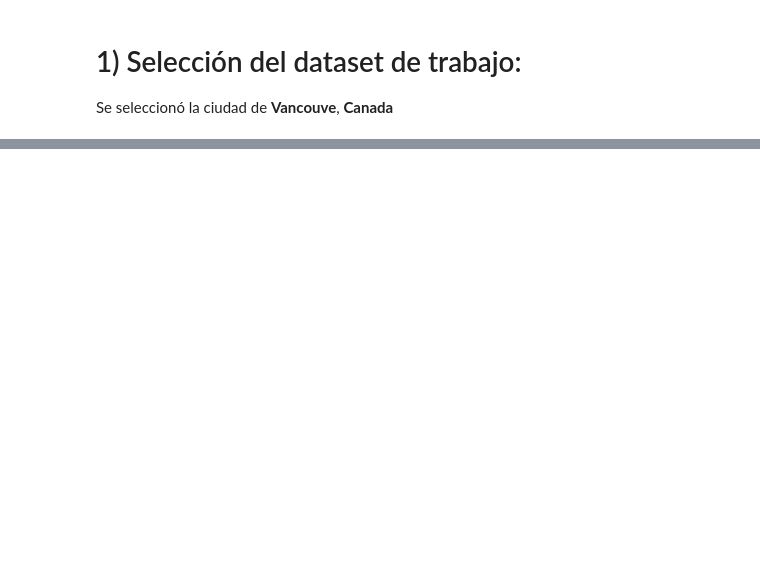
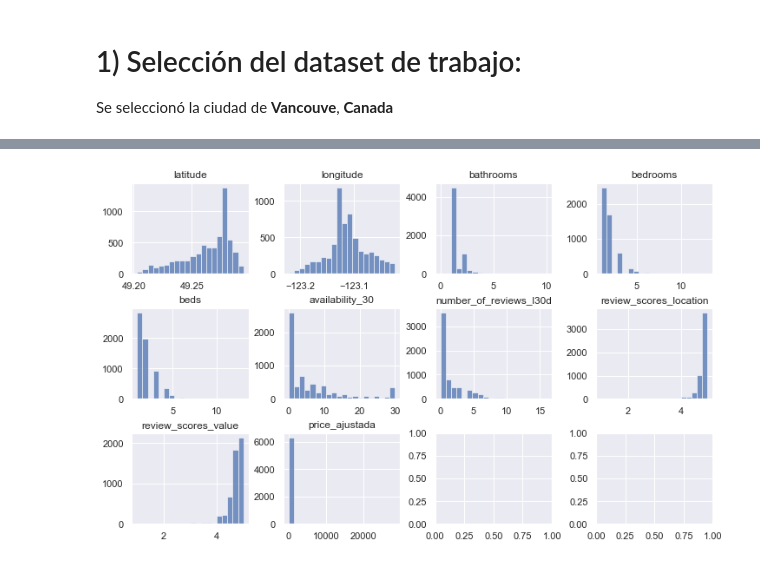
Before and after one commit to ytolosa/ciencia_de_datos, a Jupyter notebook: Taller 1.ipynb, the cells around one changed output, grey strips where cells are left out. Saved outputs shown, nothing was run; the diff lists cells and outputs as text; code cells hidden in the pictures; blank space fills up the shorter version.

```diff
--- a/Taller 1.ipynb
+++ b/Taller 1.ipynb
@@ -316,0 +296,10 @@ listings[
+# %%
+_, axes = plt.subplots(3, 4, figsize=(10, 6), layout="constrained")
+
+for col, ax in zip(cuantitativas, axes.flat):
+    sns.histplot(listings, x=col, ax=ax, bins=20)
+    ax.set_title(col)
+    ax.set_xlabel(None)
+    ax.set_ylabel(None)
+# %% [output]
+[figure, added]
```
Also changed, not shown: parts of 61 cells of this notebook, 2 other files.
